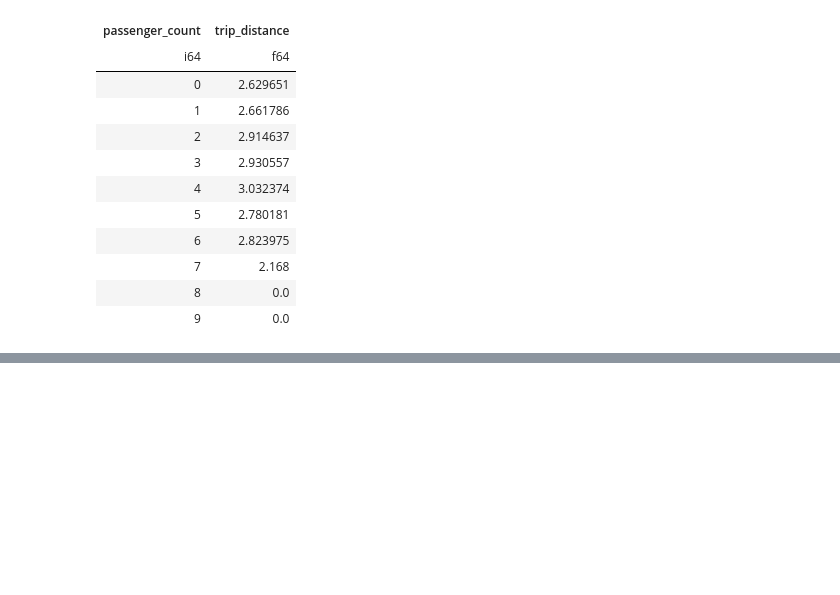
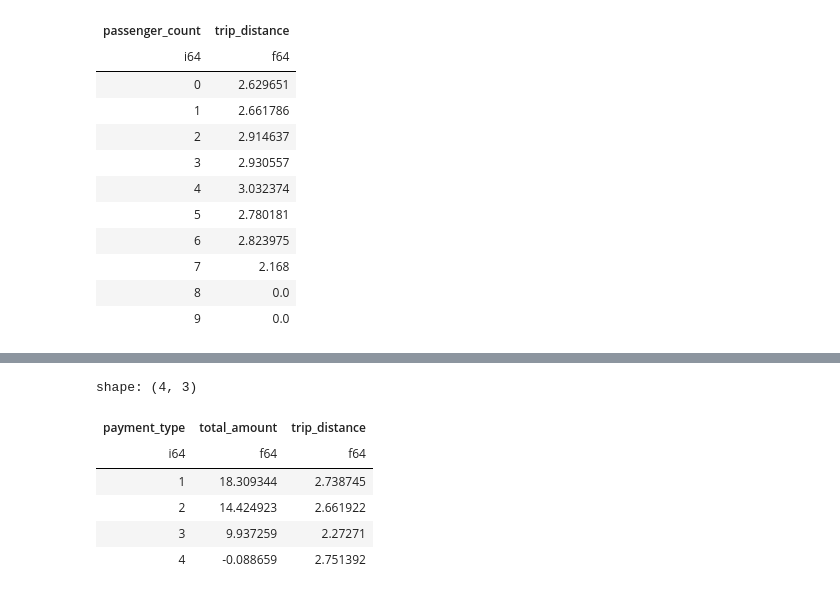
Before and after one commit to opagani/2024-08Aug-25-polars, a Jupyter notebook: LernerPython - 2024-08Aug-25-polars.ipynb, the cells around one changed output, grey strips where cells are left out. Cells and saved outputs as stored; diff of their text form; code cells hidden in the pictures; blank space fills up the shorter version.

```diff
--- a/LernerPython - 2024-08Aug-25-polars.ipynb
+++ b/LernerPython - 2024-08Aug-25-polars.ipynb
@@ -1232,0 +1252,20 @@ shape: (10, 2)
+# %%
+# what if I want to calculate the mean on more than one column?
+
+(
+    df
+    .filter(
+        ~pl.col('payment_type').is_null()
+    )
+    .group_by('payment_type').agg([pl.mean('total_amount'),
+                                   pl.mean('trip_distance')])
+    .sort('payment_type')
+)
+# %% [output]
+shape: (4, 3)
+| payment_type | total_amount | trip_distance |
+| i64 | f64 | f64 |
+| 1 | 18.309344 | 2.738745 |
+| 2 | 14.424923 | 2.661922 |
+| 3 | 9.937259 | 2.27271 |
+| 4 | -0.088659 | 2.751392 |
```
Also changed, not shown: parts of 2 cells of this notebook.
